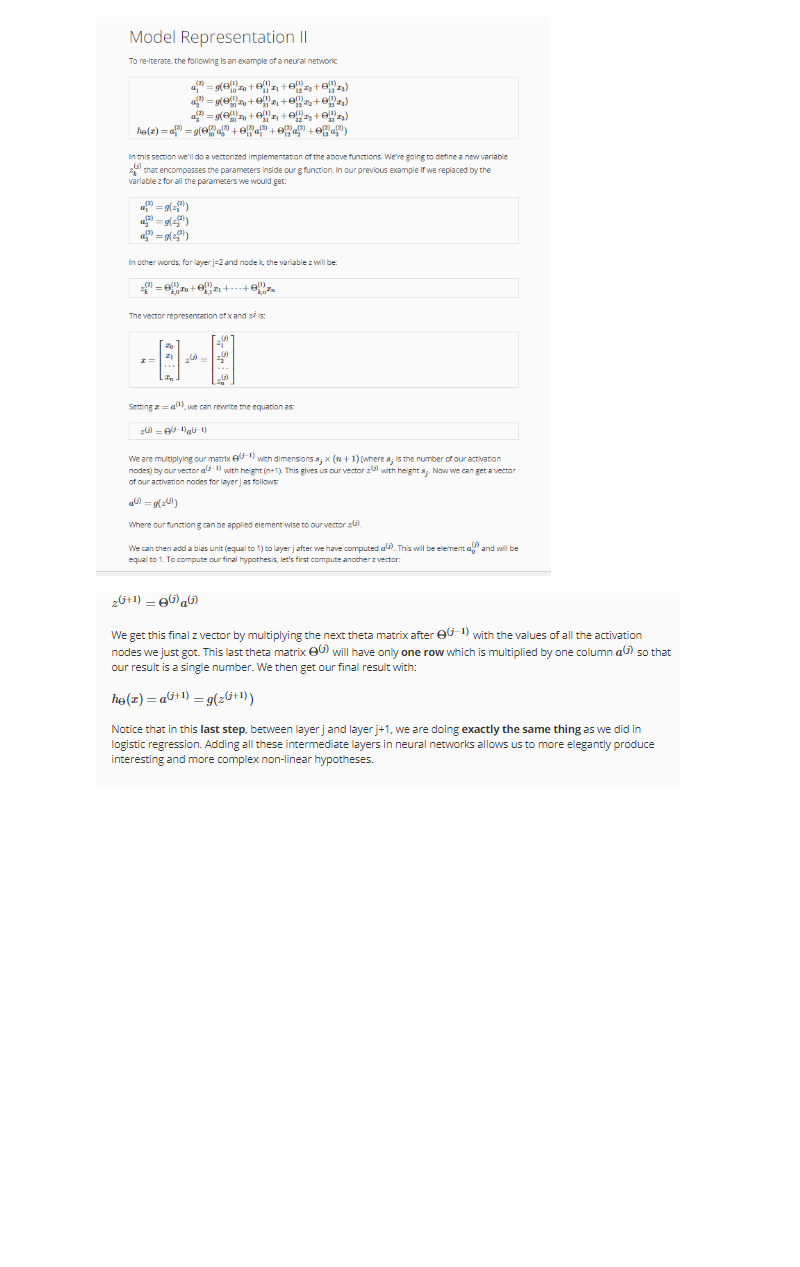
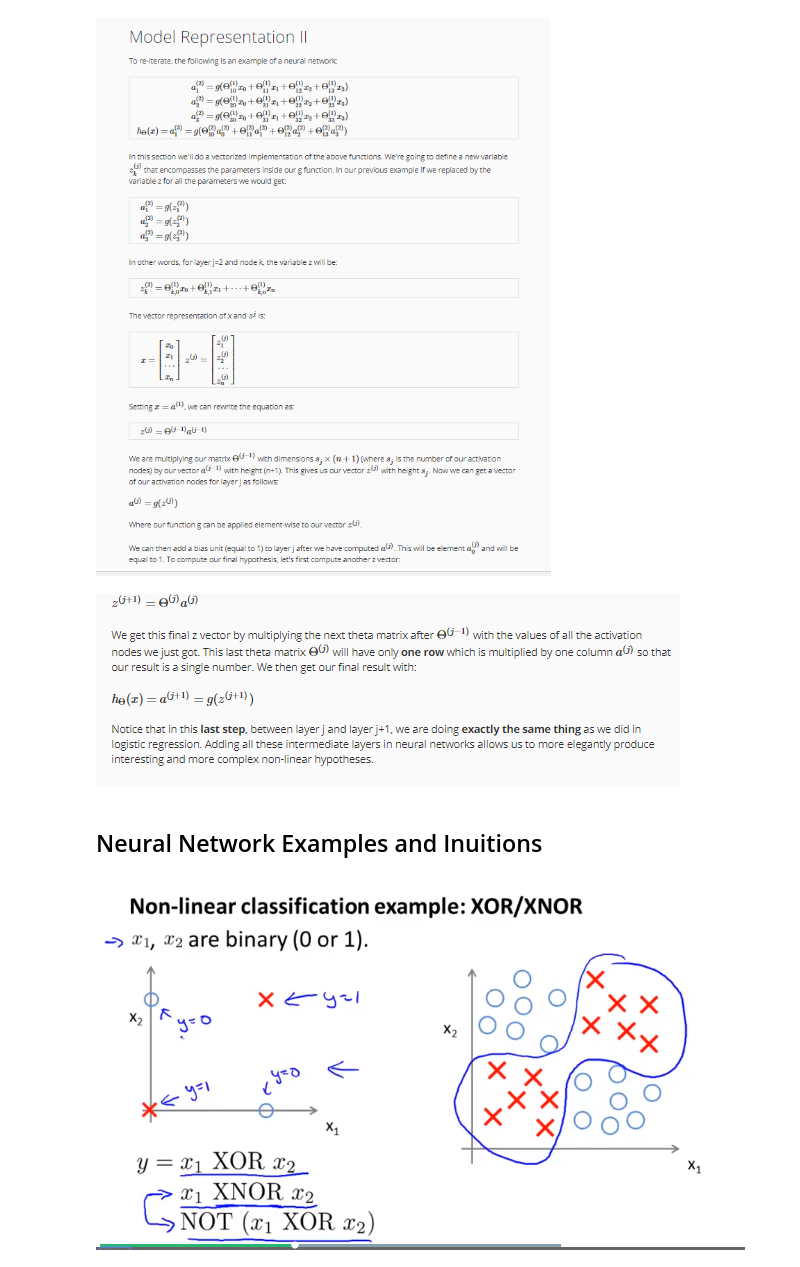
Before and after one commit to louloret/Andrew-NG-Machine-Learning, a Jupyter notebook: Week 4 Neural Networks Representation-checkpoint.ipynb, the cells around one changed output. Saved outputs shown, nothing was run; the diff lists cells and outputs as text; code cells hidden in the pictures; blank space fills up the shorter version.

```diff
--- a/Week 4 Neural Networks Representation-checkpoint.ipynb
+++ b/Week 4 Neural Networks Representation-checkpoint.ipynb
@@ -120,3 +120,5 @@ Image(filename = path + "model_representation3.png")
 Image(filename = path + "model_representation4.png")
 # %% [output]
 [figure]
+# %% [markdown]
+## Neural Network Examples and Inuitions
@@ -122,0 +127,4 @@ Image(filename = path + "model_representation4.png")
+# %%
+Image(filename = path + "xnor_logic.png")
+# %% [output]
+[figure, added]
```
Also changed, not shown: parts of 4 cells of this notebook.
